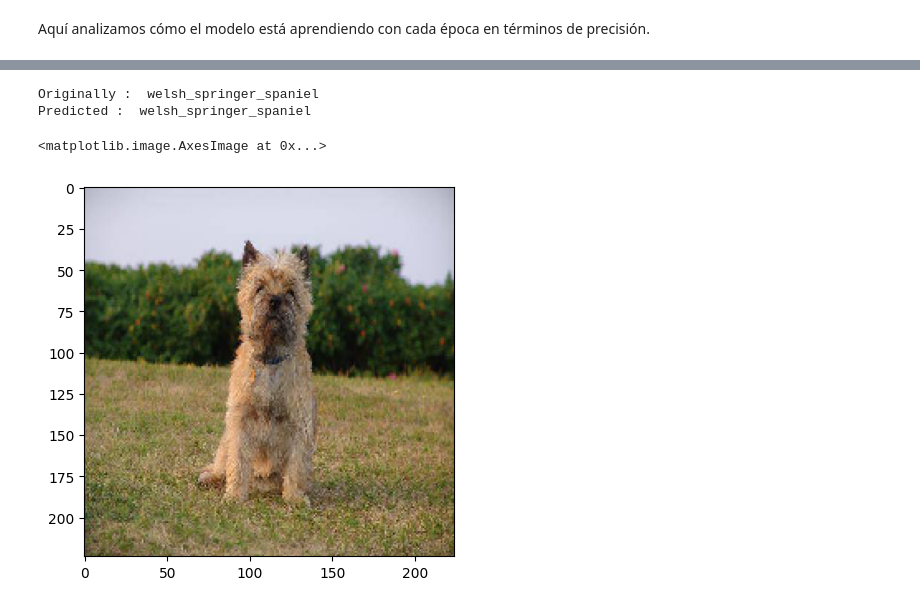
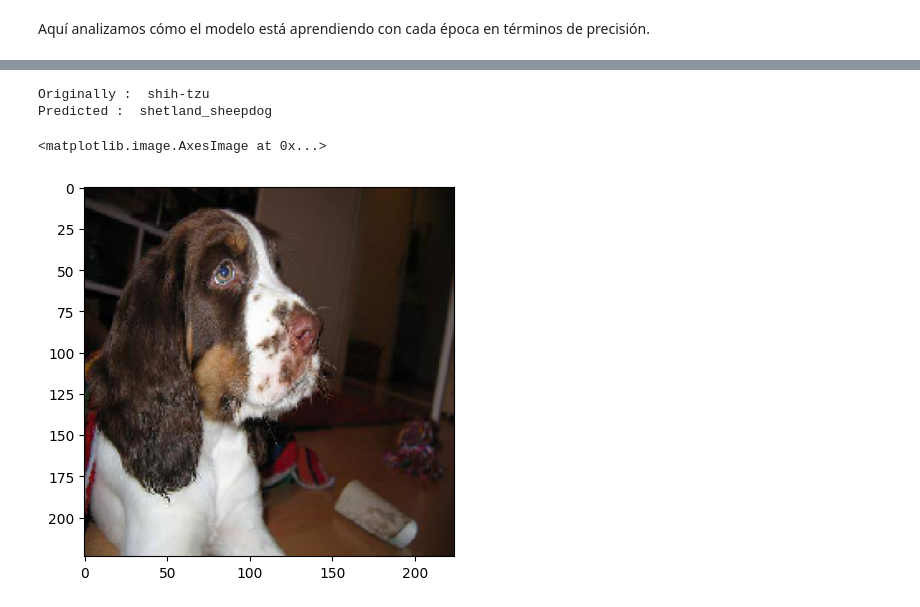
Before and after one commit to JCSR2022/Cover_Letter_project, a Jupyter notebook: RedNeuronalConvolucional_ClasificadorPerros.ipynb, the cells around one changed output, grey strips where cells are left out. Saved outputs shown, nothing was run; the diff lists cells and outputs as text; code cells hidden in the pictures.

```diff
--- a/RedNeuronalConvolucional_ClasificadorPerros.ipynb
+++ b/RedNeuronalConvolucional_ClasificadorPerros.ipynb
@@ -500,10 +532,10 @@ Predicted :  welsh_springer_spaniel
 # %%
-i = 3
+i = 26
 print("Originally : ",labels['breed'][np.argmax(Y_test[i])])
 print("Predicted : ",labels['breed'][np.argmax(Y_pred[i])])
 plt.imshow(X_test[i,:,:,:])
 # %% [output]
-Originally :  welsh_springer_spaniel
-Predicted :  welsh_springer_spaniel
+Originally :  shih-tzu
+Predicted :  shetland_sheepdog
 <matplotlib.image.AxesImage at 0x...>
-[figure, old version]
+[figure, new version]
```
Also changed, not shown: parts of 20 cells of this notebook.
